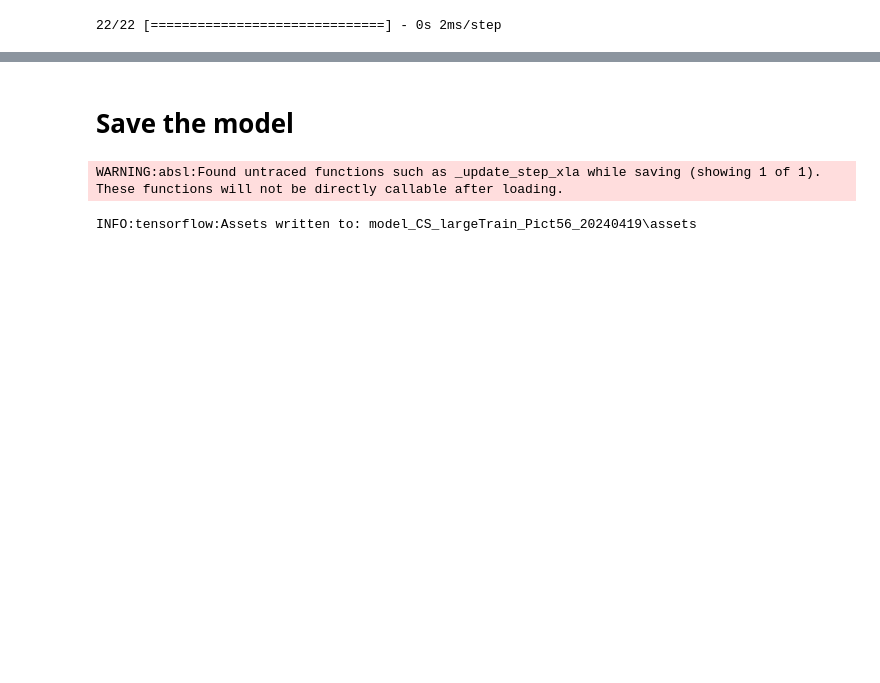
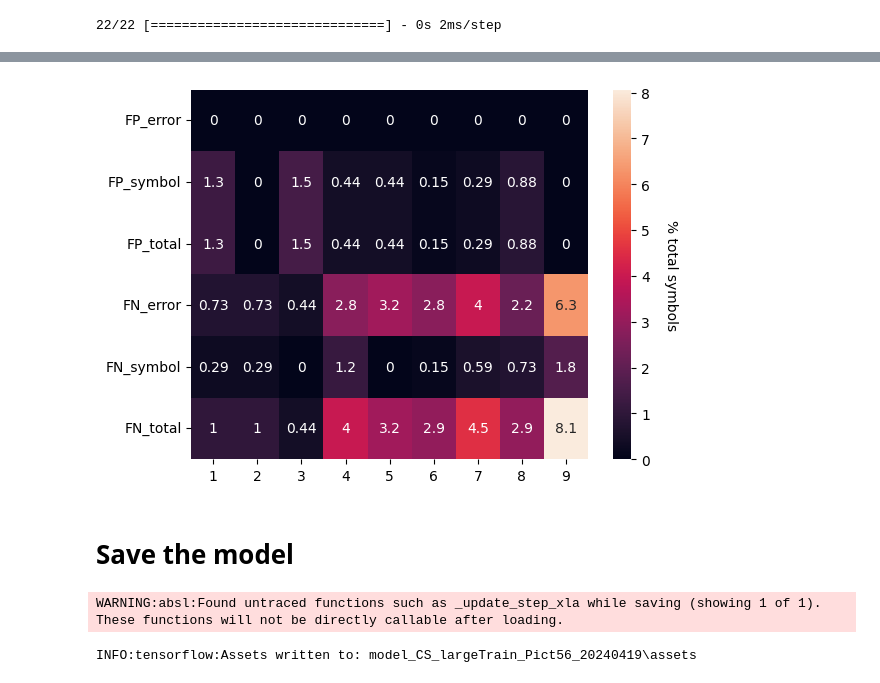
Before and after one commit to csdevignes/trec-coding, a Jupyter notebook: SymbolsTraining.ipynb, the cells around one changed output, grey strips where cells are left out. Drawn from its saved outputs; the diff is of its cells as text; code cells hidden in the pictures; blank space fills up the shorter version.

```diff
--- a/SymbolsTraining.ipynb
+++ b/SymbolsTraining.ipynb
@@ -265,0 +268,10 @@ Text(95.72222222222221, 0.5, 'Truth')
+# %%
+# Add custom metric false neg false pos
+cm_np = np.array(cm)
+print(cm_np)
+FP_error = np.array([cm_np[0, i] for i in range(1, 10)])
+FN_error = np.array([cm_np[i, 0] for i in range(1, 10)])
+# /!\ delete uses the index in the np.arange(1,10) not from the cm, which is where the i-1 comes from
+FP_symbol = np.array([cm_np[np.delete(np.arange(1, 10), i-1), i].sum() for i in range(1, 10)])
+FN_symbol = np.array([cm_np[i, np.delete(np.arange(1, 10), i-1)].sum() for i in range(1, 10)])
+print(FN_error)
@@ -266,3 +290,17 @@ Text(95.72222222222221, 0.5, 'Truth')
+# %%
+FP_total = FP_error + FP_symbol
+FN_total = FN_error + FN_symbol
+metrics = np.vstack((FP_error, FP_symbol, FP_total, FN_error, FN_symbol, FN_total))
+# Normalize on total number of samples
+metrics_n = metrics/cm_np.sum()*100
+heatmap = sns.heatmap(metrics_n, annot=True)
+cbar = heatmap.collections[0].colorbar
+cbar.set_label('% total symbols', rotation=270, labelpad=20)
+heatmap.set_xticklabels(range(1, 10))
+heatmap.set_yticklabels(["FP_error", "FP_symbol", "FP_total", "FN_error", "FN_symbol", "FN_total"], rotation = 0)
+plt.show()
+# %% [output]
+[figure, added]
 # %% [markdown]
 # Save the model
 # %%
```
Also changed, not shown: parts of 9 cells of this notebook, 3 other files.
